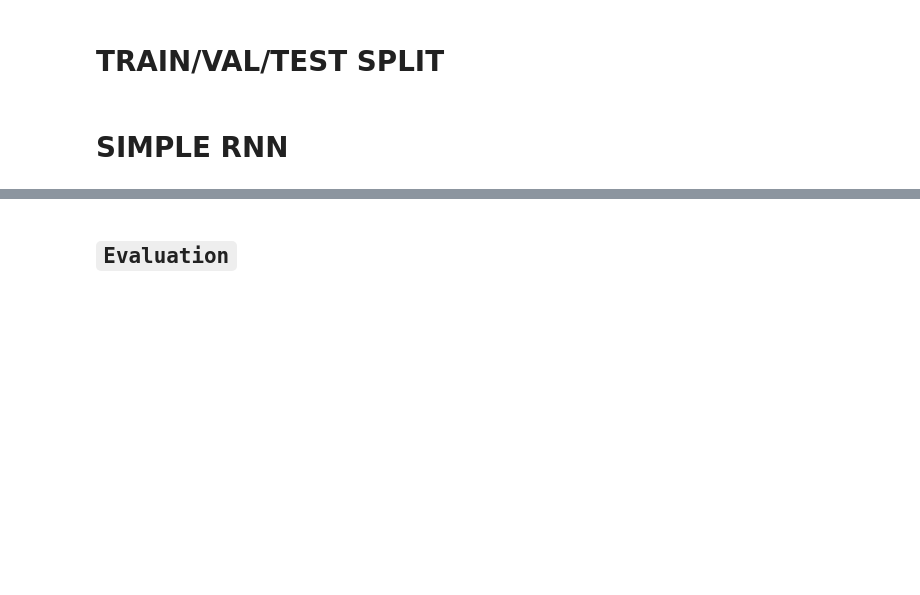
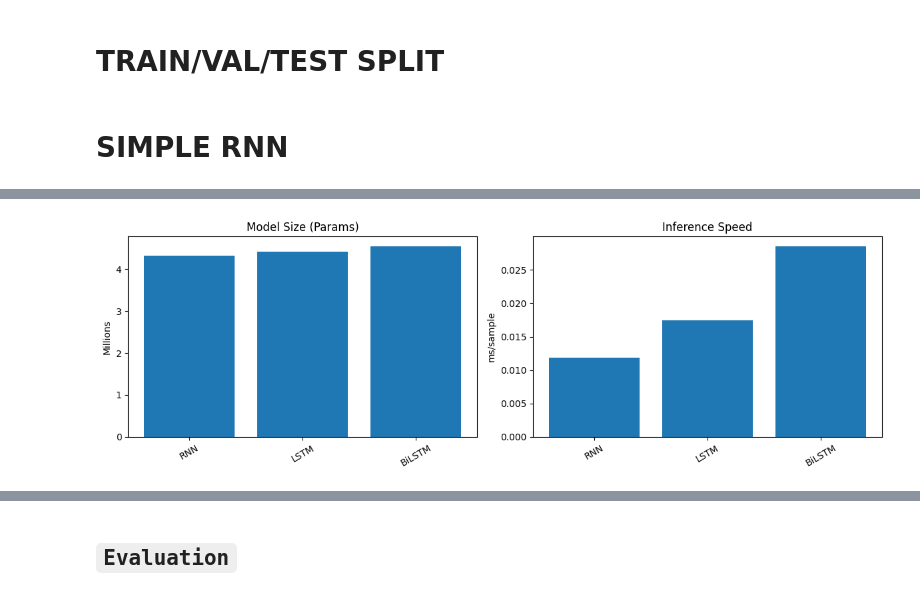
Before and after one commit to anhkiet287/ai_dl, a Jupyter notebook: src/DLA_Assignment1_Text.ipynb, the cells around one changed output, grey strips where cells are left out. Drawn from its saved outputs; the diff is of its cells as text; code cells hidden in the pictures; blank space fills up the shorter version.

```diff
--- a/src/DLA_Assignment1_Text.ipynb
+++ b/src/DLA_Assignment1_Text.ipynb
@@ -655,6 +688,24 @@ def plot_acc(train_accs, val_accs, title="Accuracy"):
     plt.ylabel("Accuracy")
     plt.legend()
     plt.show()
+# %%
+def plot_model_efficiency(models, params_m, inference_ms):
+    fig, ax = plt.subplots(1, 2, figsize=(12, 4))
+
+    # Params
+    ax[0].bar(models, params_m)
+    ax[0].set_title("Model Size (Params)")
+    ax[0].set_ylabel("Millions")
+    ax[0].tick_params(axis='x', rotation=30)
+
+    # Inference
+    ax[1].bar(models, inference_ms)
+    ax[1].set_title("Inference Speed")
+    ax[1].set_ylabel("ms/sample")
+    ax[1].tick_params(axis='x', rotation=30)
+
+    plt.tight_layout()
+    plt.show()
 # %%
 def run_experiment(model_class, name):
 
@@ -703,3 +769,11 @@ Epoch 5: Train Acc=0.9853, Val Acc=0.8940
+# %%
+models = ["RNN", "LSTM", "BiLSTM"]
+params = [rnn_params, lstm_params, bilstm_params]
+inference = [rnn_infer, lstm_infer, bilstm_infer]
+
+plot_model_efficiency(models, params, inference)
+# %% [output]
+[figure, added]
 # %%
 class TextDataset(torch.utils.data.Dataset):
     def __init__(self, encodings, labels):
```
Also changed, not shown: parts of 22 cells of this notebook, 22 other files.
